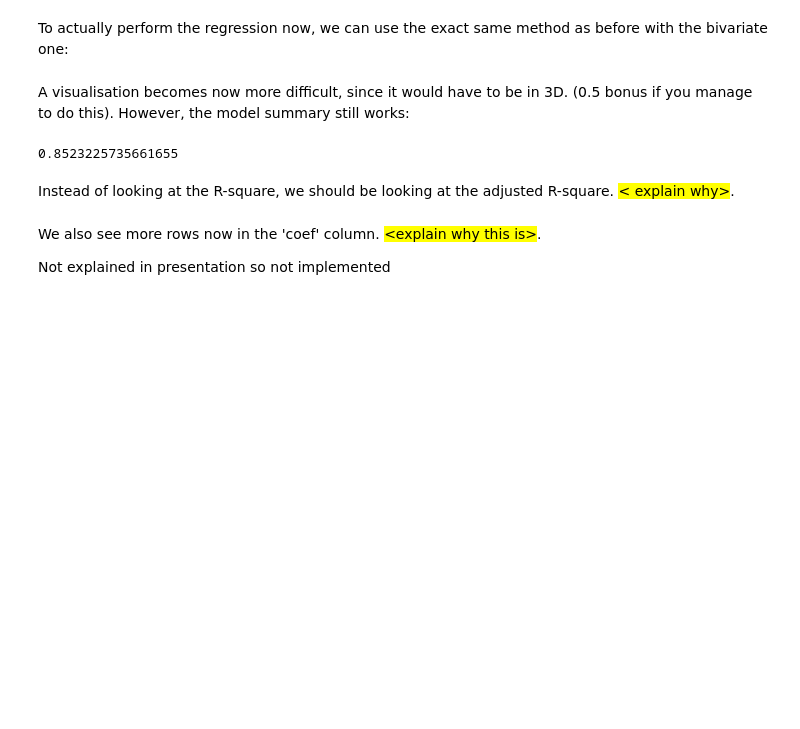
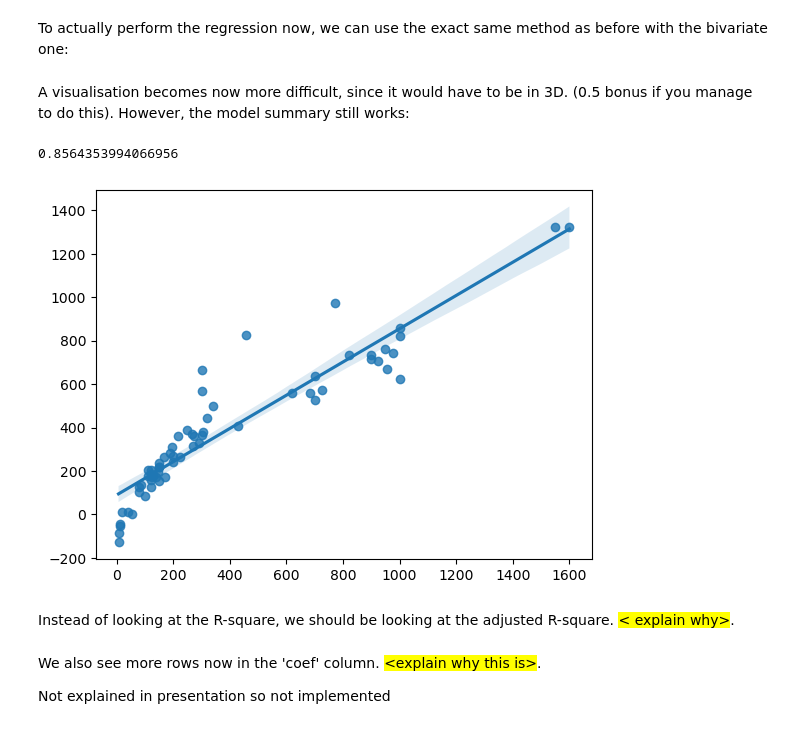
Before and after one commit to TheLovelyTamara/datamining, a Jupyter notebook: S4 - Regression/DMS - S4 - Assignment 1 - Template.ipynb, the cells around one changed output. Drawn from its saved outputs; the diff is of its cells as text; code cells hidden in the pictures; blank space fills up the shorter version.

```diff
--- a/S4 - Regression/DMS - S4 - Assignment 1 - Template.ipynb
+++ b/S4 - Regression/DMS - S4 - Assignment 1 - Template.ipynb
@@ -187,13 +188,17 @@ A visualisation becomes now more difficult, since it would have to be in 3D. (0.
 # %%
 #code to show model summary and how well the model performmed
 model = LinearRegression().fit(X_train,Y_train)
 predictions = model.predict(X_test)
+sns.regplot(y=predictions,x=Y_test)
 
 model.score(X_test,Y_test)
 
-#plt.scatter(Y_test,predictions)
+results = sm.OLS(Y_test,sm.add_constant(X_test)).fit()
+
+print(results.summary())
 # %% [output]
-0.8523225735661655
+0.8564353994066956
+[figure, added]
 # %% [markdown]
 Instead of looking at the R-square, we should be looking at the adjusted R-square. <span style='background:yellow'>< explain why></span>.
 # %% [markdown]
```
Also changed, not shown: parts of 3 cells of this notebook.
